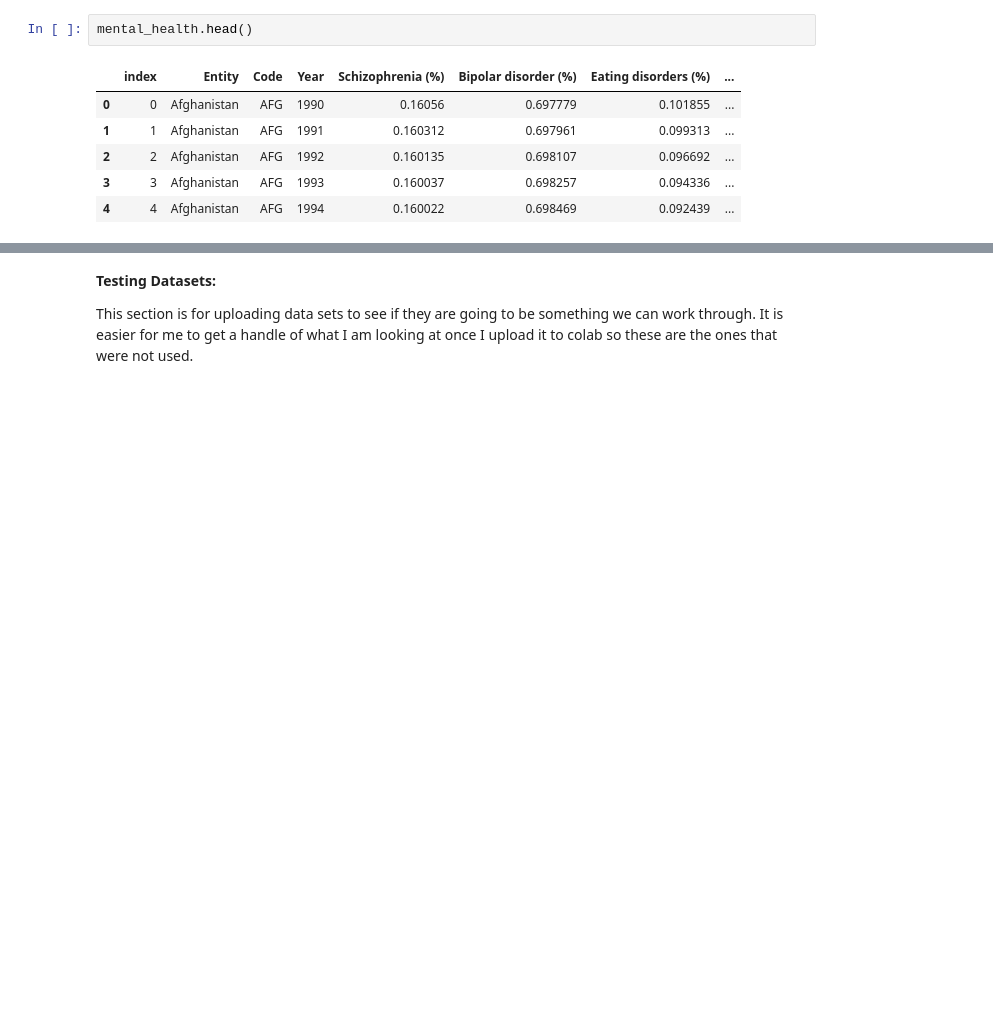
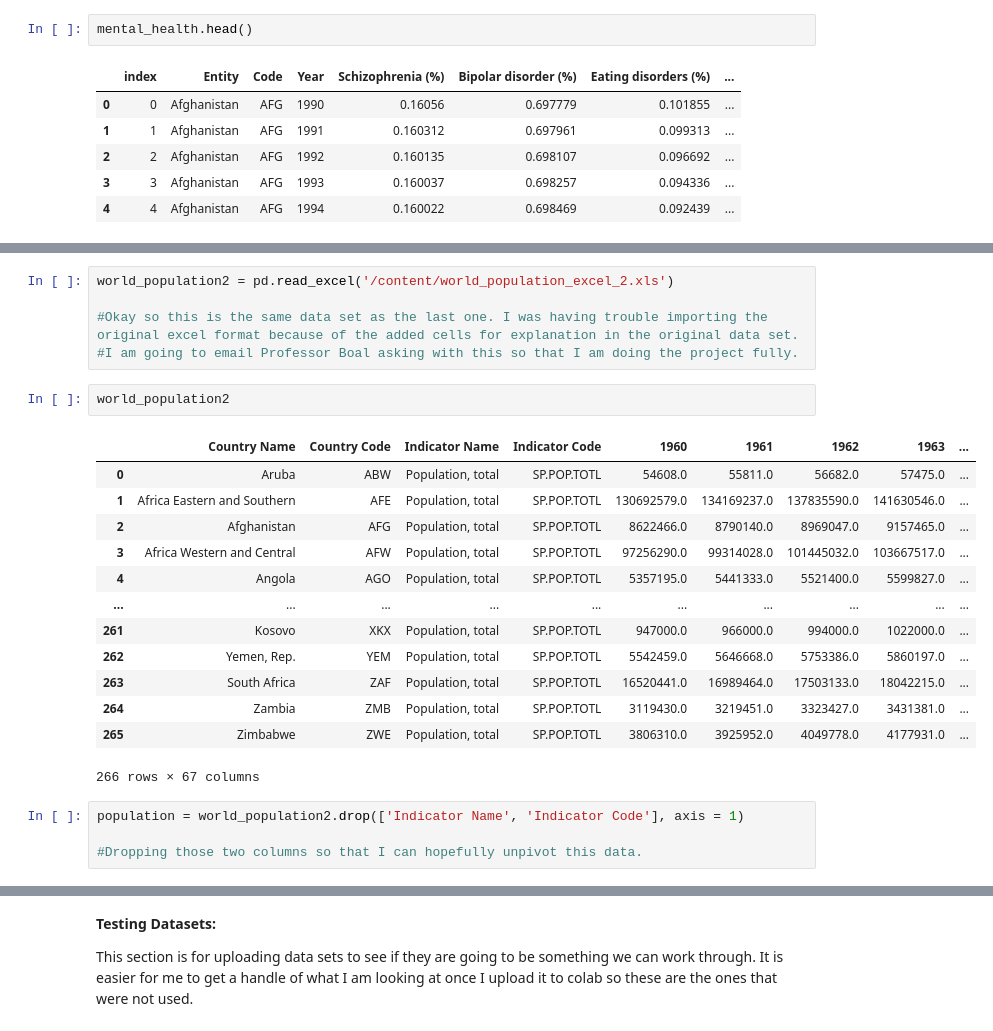
Before and after one commit to DaltonWise/Homework, a Jupyter notebook: Final.ipynb, the cells around one changed output, grey strips where cells are left out. Cells and saved outputs as stored; diff of their text form; blank space fills up the shorter version.

```diff
--- a/Final.ipynb
+++ b/Final.ipynb
@@ -60,0 +89,25 @@ health_merged
+# %%
+world_population2 = pd.read_excel('/content/world_population_excel_2.xls')
+
+#Okay so this is the same data set as the last one. I was having trouble importing the original excel format because of the added cells for explanation in the original data set.
+#I am going to email Professor Boal asking with this so that I am doing the project fully.
+# %%
+world_population2
+# %% [output]
+|  | Country Name | Country Code | Indicator Name | Indicator Code | 1960 | 1961 | 1962 | 1963 | ... |
+| 0 | Aruba | ABW | Population, total | SP.POP.TOTL | 54608.0 | 55811.0 | 56682.0 | 57475.0 | ... |
+| 1 | Africa Eastern and Southern | AFE | Population, total | SP.POP.TOTL | 130692579.0 | 134169237.0 | 137835590.0 | 141630546.0 | ... |
+| 2 | Afghanistan | AFG | Population, total | SP.POP.TOTL | 8622466.0 | 8790140.0 | 8969047.0 | 9157465.0 | ... |
+| 3 | Africa Western and Central | AFW | Population, total | SP.POP.TOTL | 97256290.0 | 99314028.0 | 101445032.0 | 103667517.0 | ... |
+| 4 | Angola | AGO | Population, total | SP.POP.TOTL | 5357195.0 | 5441333.0 | 5521400.0 | 5599827.0 | ... |
+| ... | ... | ... | ... | ... | ... | ... | ... | ... | ... |
+| 261 | Kosovo | XKX | Population, total | SP.POP.TOTL | 947000.0 | 966000.0 | 994000.0 | 1022000.0 | ... |
+| 262 | Yemen, Rep. | YEM | Population, total | SP.POP.TOTL | 5542459.0 | 5646668.0 | 5753386.0 | 5860197.0 | ... |
+| 263 | South Africa | ZAF | Population, total | SP.POP.TOTL | 16520441.0 | 16989464.0 | 17503133.0 | 18042215.0 | ... |
+| 264 | Zambia | ZMB | Population, total | SP.POP.TOTL | 3119430.0 | 3219451.0 | 3323427.0 | 3431381.0 | ... |
+| 265 | Zimbabwe | ZWE | Population, total | SP.POP.TOTL | 3806310.0 | 3925952.0 | 4049778.0 | 4177931.0 | ... |
+266 rows × 67 columns
+# %%
+population = world_population2.drop(['Indicator Name', 'Indicator Code'], axis = 1)
+
+#Dropping those two columns so that I can hopefully unpivot this data.
```
Also changed, not shown: parts of 19 cells of this notebook.
